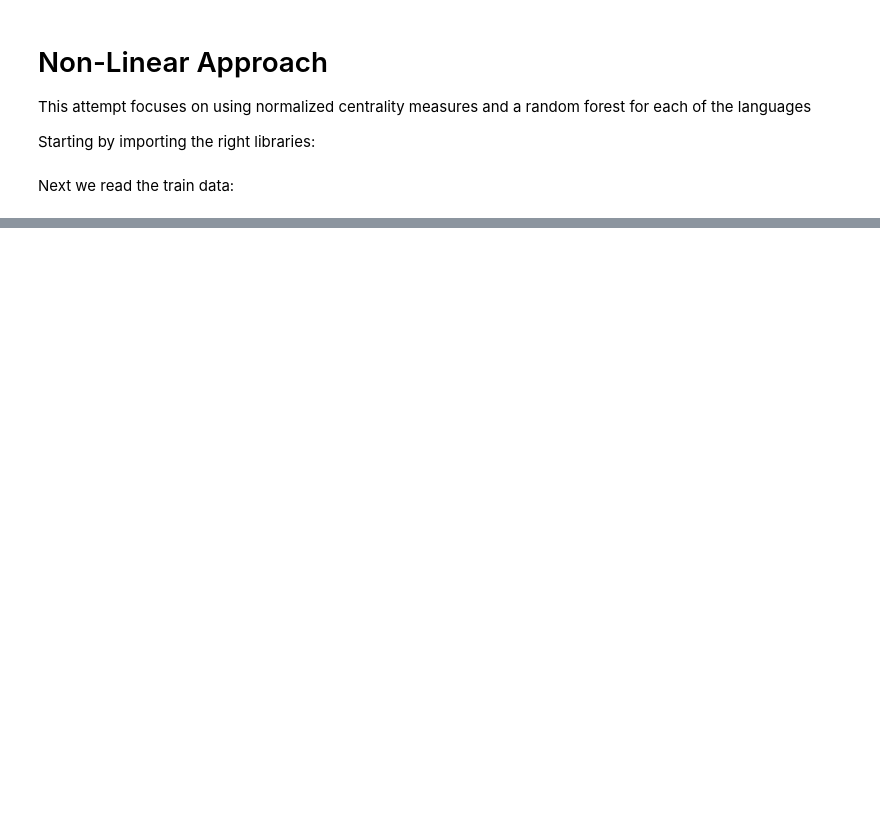
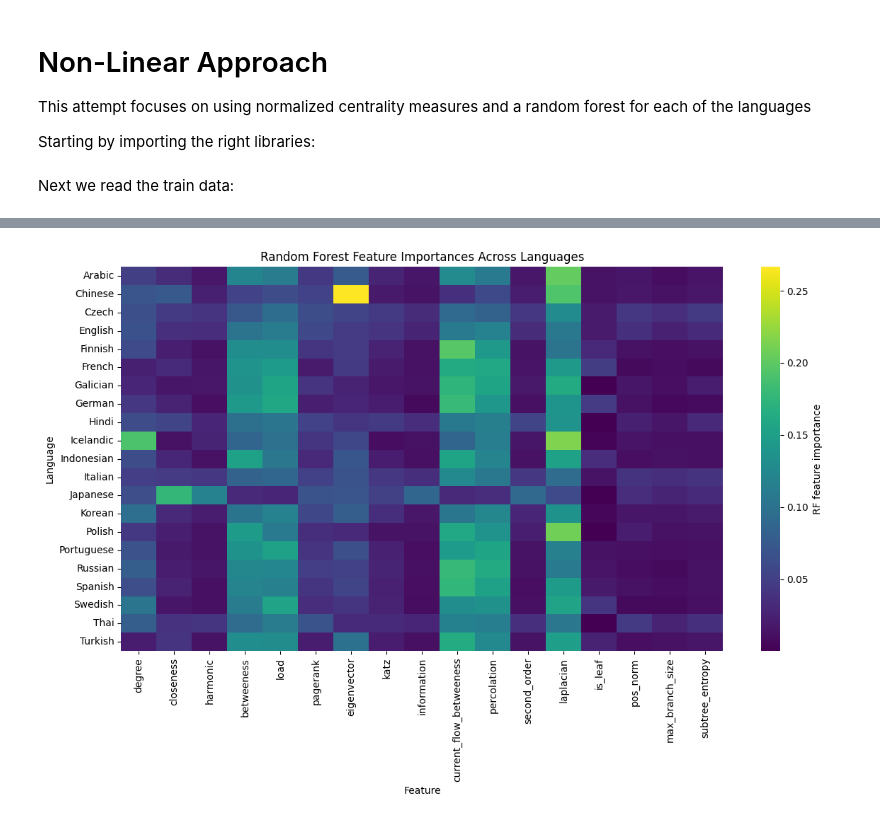
Before and after one commit to stef4k/ml-project-root-node-in-free-tree, a Jupyter notebook: notebooks/non-linear_model.ipynb, the cells around one changed output, grey strips where cells are left out. Drawn from its saved outputs; the diff is of its cells as text; code cells hidden in the pictures; blank space fills up the shorter version.

```diff
--- a/notebooks/non-linear_model.ipynb
+++ b/notebooks/non-linear_model.ipynb
@@ -235,0 +155,11 @@ statistics.mean(score)
+# %%
+df = pd.read_csv('../data/expanded_with_features_non-linear.csv')
+param_grid = {
+    'n_estimators':     [100, 200, 500],
+    'max_depth':        [5, 10, 20, None],
+    'min_samples_leaf': [5, 10, 20],
+    'max_features':     ['sqrt','log2',0.5],
+}
+# %%
+records = []
+imp_mat = pd.DataFrame(index=sorted(df.language.unique()), columns=FEATURES, dtype=float)
@@ -235,0 +238,19 @@ statistics.mean(score)
+# %%
+# heatmap of feature importances
+import seaborn as sns
+import matplotlib.pyplot as plt
+
+plt.figure(figsize=(12,8))
+sns.heatmap(
+    imp_mat.astype(float),
+    cmap='viridis',
+    cbar_kws={'label': 'RF feature importance'},
+    yticklabels=True
+)
+plt.title('Random Forest Feature Importances Across Languages')
+plt.ylabel('Language')
+plt.xlabel('Feature')
+plt.tight_layout()
+plt.show()
+# %% [output]
+[figure, added]
```
Also changed, not shown: parts of 35 cells of this notebook, 6 other files.
